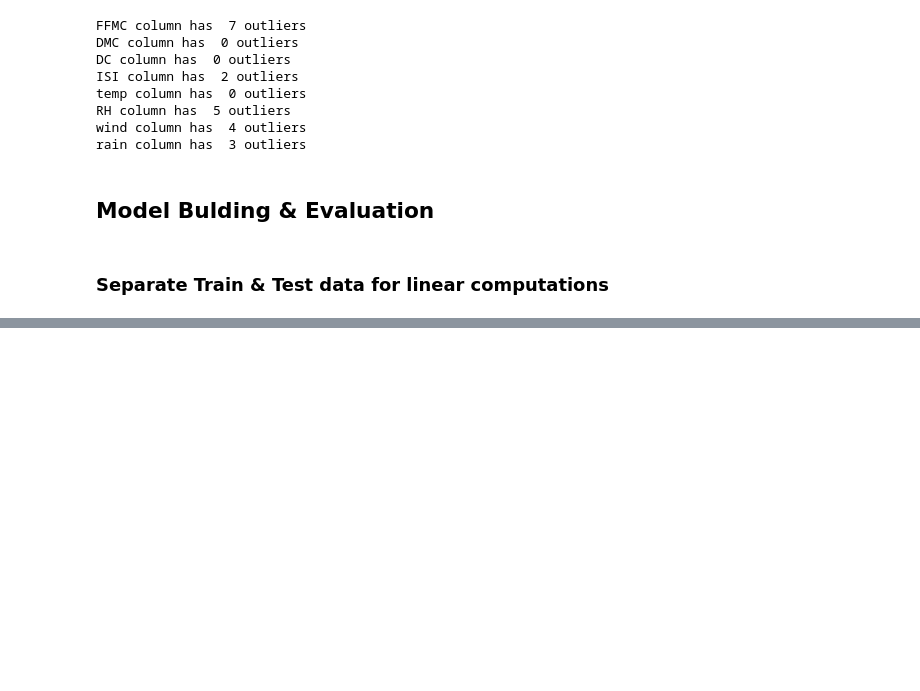
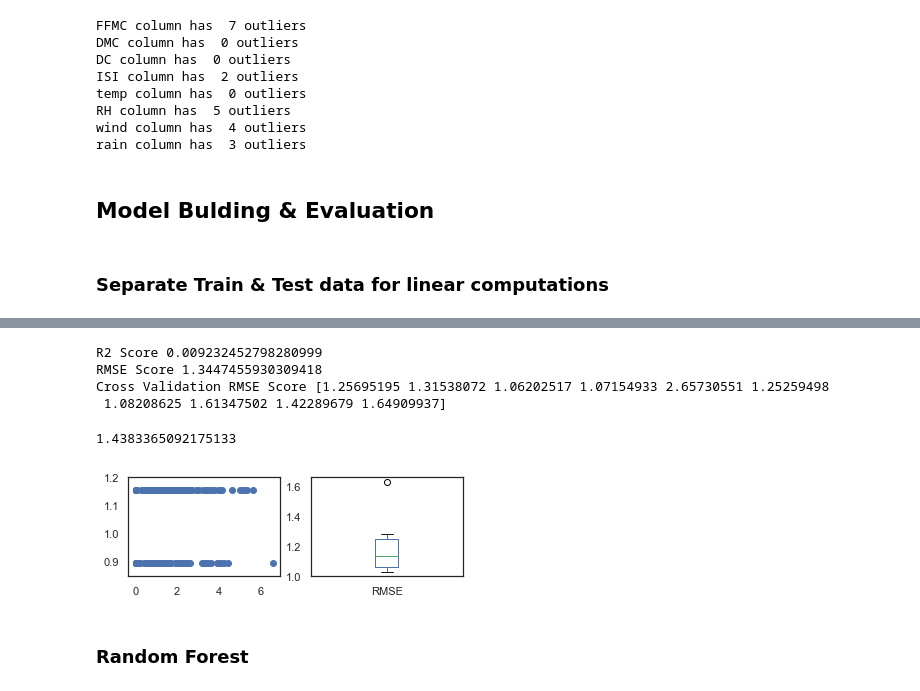
Before and after one commit to balag752/Machine-Learning-1, a Jupyter notebook: ML Project/Fire prediction.ipynb, the cells around one changed output, grey strips where cells are left out. Cells and saved outputs as stored; diff of their text form; code cells hidden in the pictures; blank space fills up the shorter version.

Commit message:
Hyper param is designed & Experementig is in progress

```diff
--- a/ML Project/Fire prediction.ipynb
+++ b/ML Project/Fire prediction.ipynb
@@ -312,4 +331,0 @@ pd.Series(np.sqrt(scores) ).plot(kind="box", label="RMSE")
-# %%
-from sklearn.ensemble import RandomForestRegressor
-model3 = RandomForestRegressor()
-model3.fit(X_train, y_train)
@@ -343,2 +331,0 @@ model4_poly = SVR(kernel='poly', C=100, gamma='auto', degree=3, epsilon=.1,coef0
-# %%
-model4_poly.fit(X_train, y_train)
@@ -353,0 +332,3 @@ pd.Series(np.sqrt(scores)).plot(kind="box", label="RMSE")
+# %%
+DT_param_grid = {'criterion': ['mse', 'mae'],'max_depth': range(1,10,2),'min_samples_split': range(2,10,2) ,'min_samples_leaf': [20, 40, 100], 'max_leaf_nodes': [5, 20, 100]}
+DT_grid_result=param_selection(tree.DecisionTreeRegressor(),DT_param_grid, X_train, y_train,10)
@@ -353,0 +342,11 @@ pd.Series(np.sqrt(scores)).plot(kind="box", label="RMSE")
+# %%
+Validations(DT_grid_result.best_estimator_ ,X_train, y_train)
+# %% [output]
+R2 Score 0.009232452798280999
+RMSE Score 1.3447455930309418
+Cross Validation RMSE Score [1.25695195 1.31538072 1.06202517 1.07154933 2.65730551 1.25259498
+ 1.08208625 1.61347502 1.42289679 1.64909937]
+1.4383365092175133
+[figure, added]
+# %% [markdown]
+### Random Forest
```
Also changed, not shown: parts of 31 cells of this notebook.
